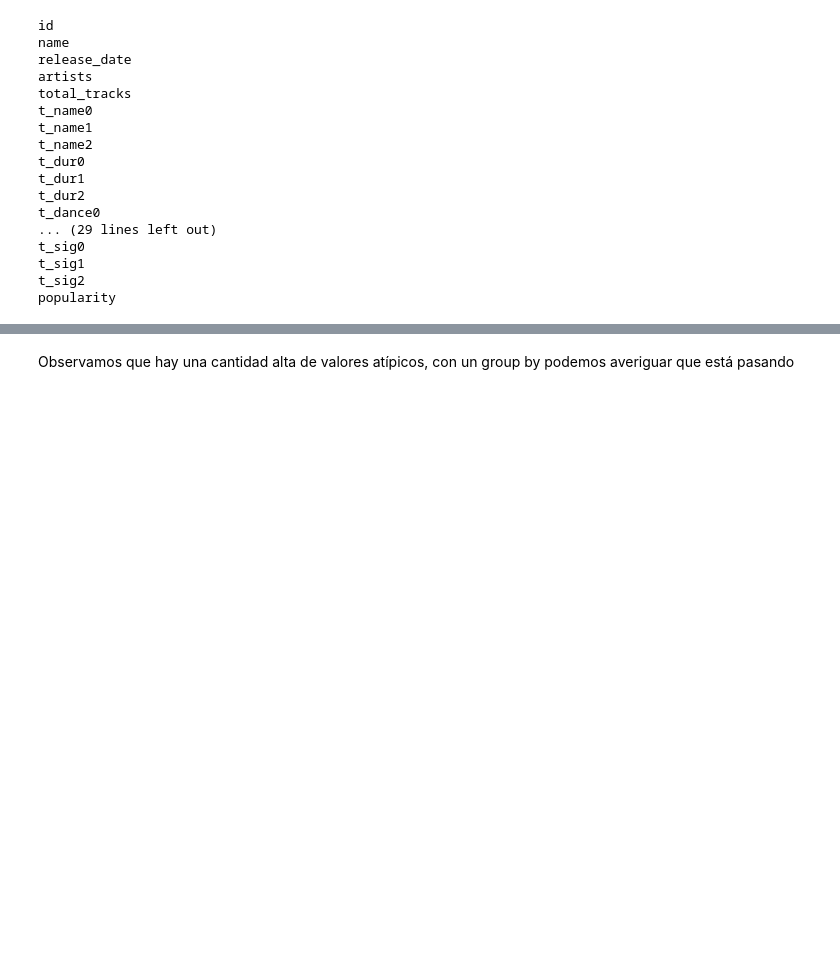
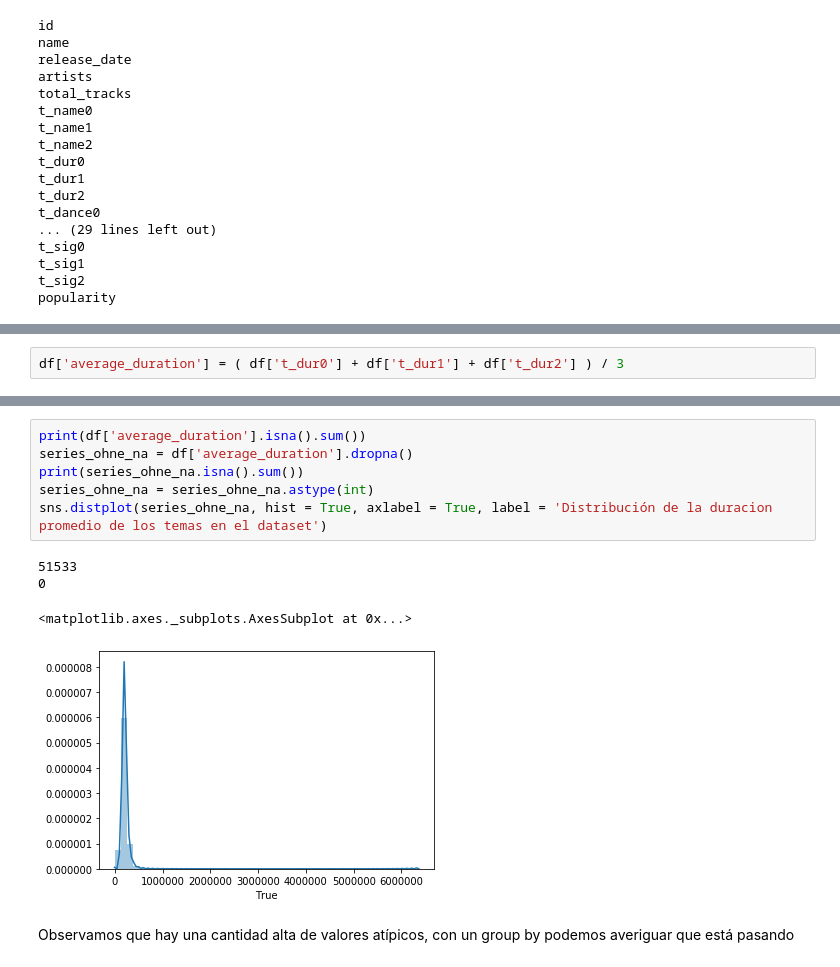
Before and after one commit to santy-gegenschatz/Entregables-Coder-Data-Science, a Jupyter notebook: Entregable8/analisis-univariado-gegenschatz.ipynb, the cells around one changed output, grey strips where cells are left out. Saved outputs shown, nothing was run; the diff lists cells and outputs as text; blank space fills up the shorter version.

```diff
--- a/Entregable8/analisis-univariado-gegenschatz.ipynb
+++ b/Entregable8/analisis-univariado-gegenschatz.ipynb
@@ -90,0 +93,2 @@ sns.boxplot(x = df['total_tracks'])
+# %%
+df['average_duration'] = ( df['t_dur0'] + df['t_dur1'] + df['t_dur2'] ) / 3
@@ -91,3 +105,14 @@ sns.boxplot(x = df['total_tracks'])
+# %%
+print(df['average_duration'].isna().sum())
+series_ohne_na = df['average_duration'].dropna()
+print(series_ohne_na.isna().sum())
+series_ohne_na = series_ohne_na.astype(int)
+sns.distplot(series_ohne_na, hist = True, axlabel = True, label = 'Distribución de la duracion promedio de los temas en el dataset')
+# %% [output]
+51533
+0
+<matplotlib.axes._subplots.AxesSubplot at 0x...>
+[figure, added]
 # %% [markdown]
 Observamos que hay una cantidad alta de valores atípicos, con un group by podemos averiguar que está pasando
 # %%
```
Also changed, not shown: parts of 11 cells of this notebook.
